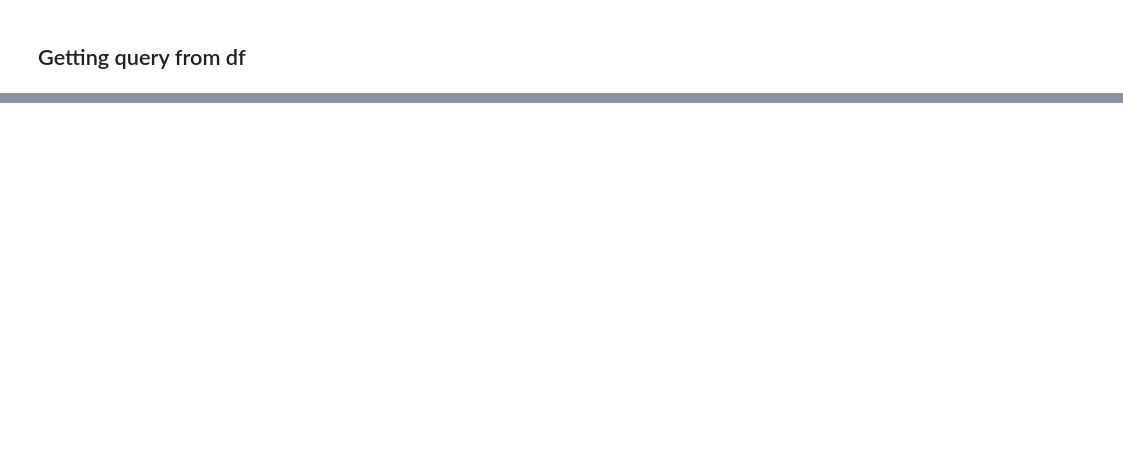
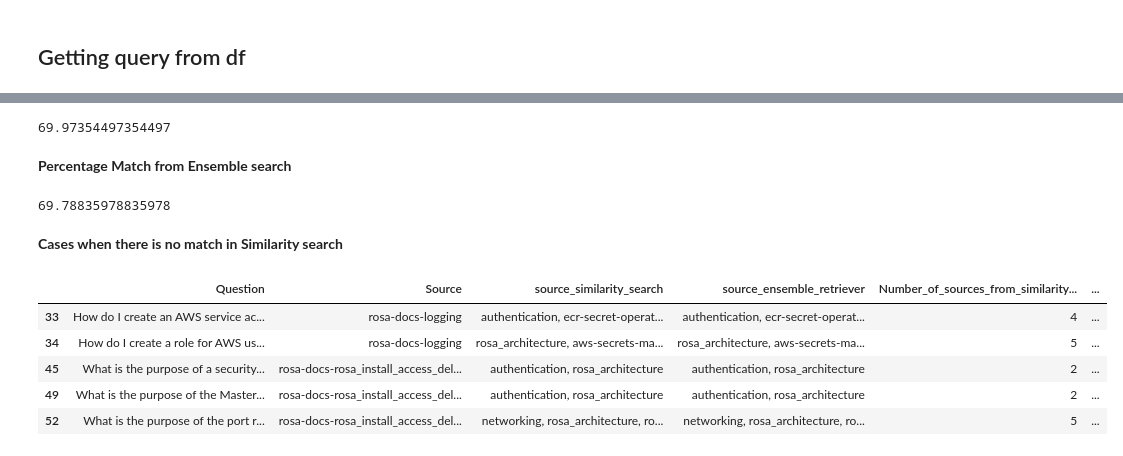
Before and after one commit to redhat-et/foundation-models-for-documentation, a Jupyter notebook: notebooks/retriever-expt.ipynb, the cells around one changed output, grey strips where cells are left out. Cells and saved outputs as stored; diff of their text form; code cells hidden in the pictures; blank space fills up the shorter version.

```diff
--- a/notebooks/retriever-expt.ipynb
+++ b/notebooks/retriever-expt.ipynb
@@ -80,0 +141,21 @@ df.head()
+# %%
+(df.Match_in_source_similarity_search.sum() / len(df.Question))*100
+# %% [output]
+69.97354497354497
+# %% [markdown]
+**Percentage Match from Ensemble search**
+# %%
+(df.Match_in_source_ensemble_retriever.sum() / len(df.Question))*100
+# %% [output]
+69.78835978835978
+# %% [markdown]
+**Cases when there is no match in Similarity search**
+# %%
+df[df.Match_in_source_similarity_search==0].head()
+# %% [output]
+|  | Question | Source | source_similarity_search | source_ensemble_retriever | Number_of_sources_from_similarity... | ... |
+| 33 | How do I create an AWS service ac... | rosa-docs-logging | authentication, ecr-secret-operat... | authentication, ecr-secret-operat... | 4 | ... |
+| 34 | How do I create a role for AWS us... | rosa-docs-logging | rosa_architecture, aws-secrets-ma... | rosa_architecture, aws-secrets-ma... | 5 | ... |
+| 45 | What is the purpose of a security... | rosa-docs-rosa_install_access_del... | authentication, rosa_architecture | authentication, rosa_architecture | 2 | ... |
+| 49 | What is the purpose of the Master... | rosa-docs-rosa_install_access_del... | authentication, rosa_architecture | authentication, rosa_architecture | 2 | ... |
+| 52 | What is the purpose of the port r... | rosa-docs-rosa_install_access_del... | networking, rosa_architecture, ro... | networking, rosa_architecture, ro... | 5 | ... |
```
Also changed, not shown: parts of 36 cells of this notebook.
